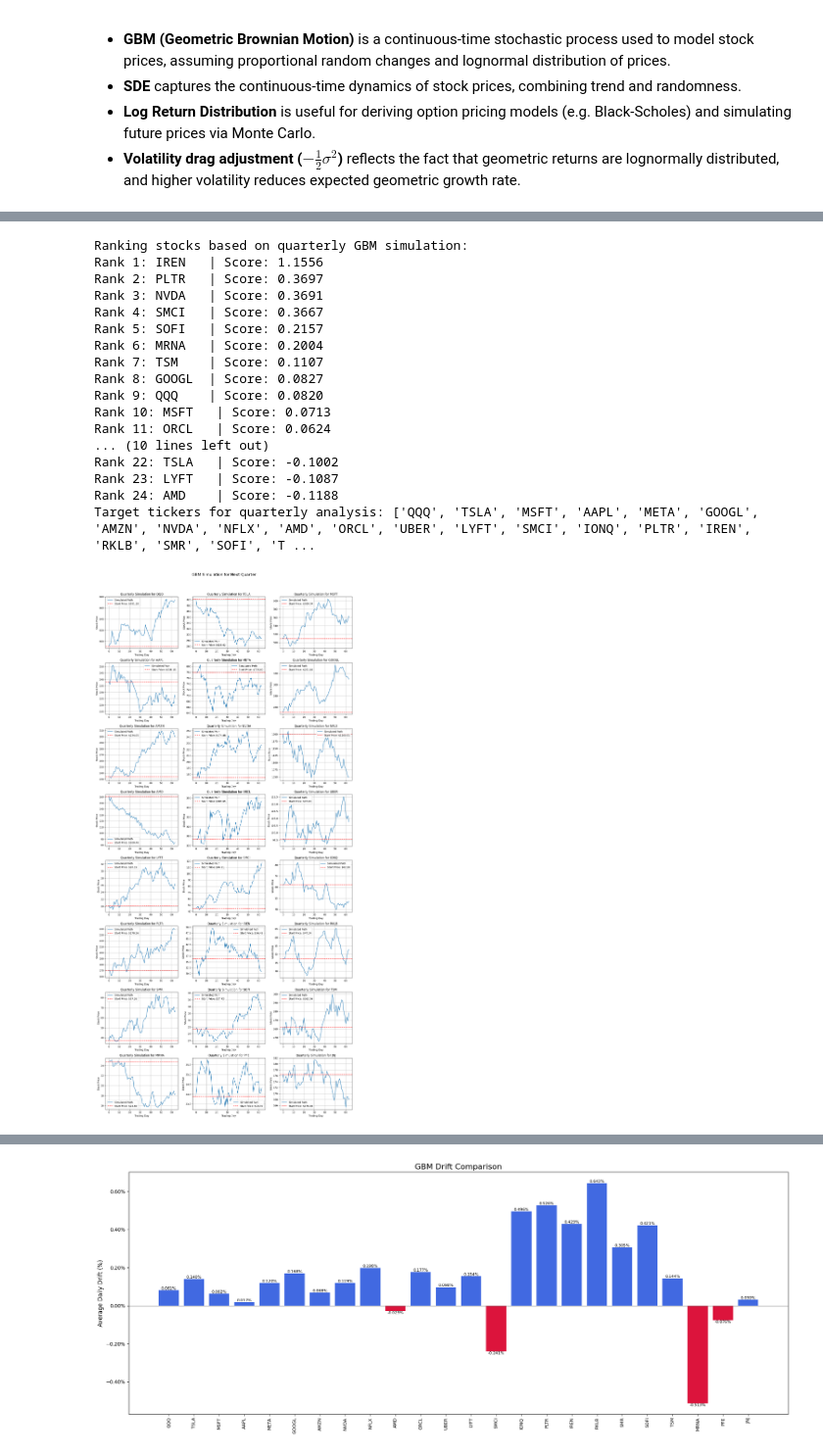
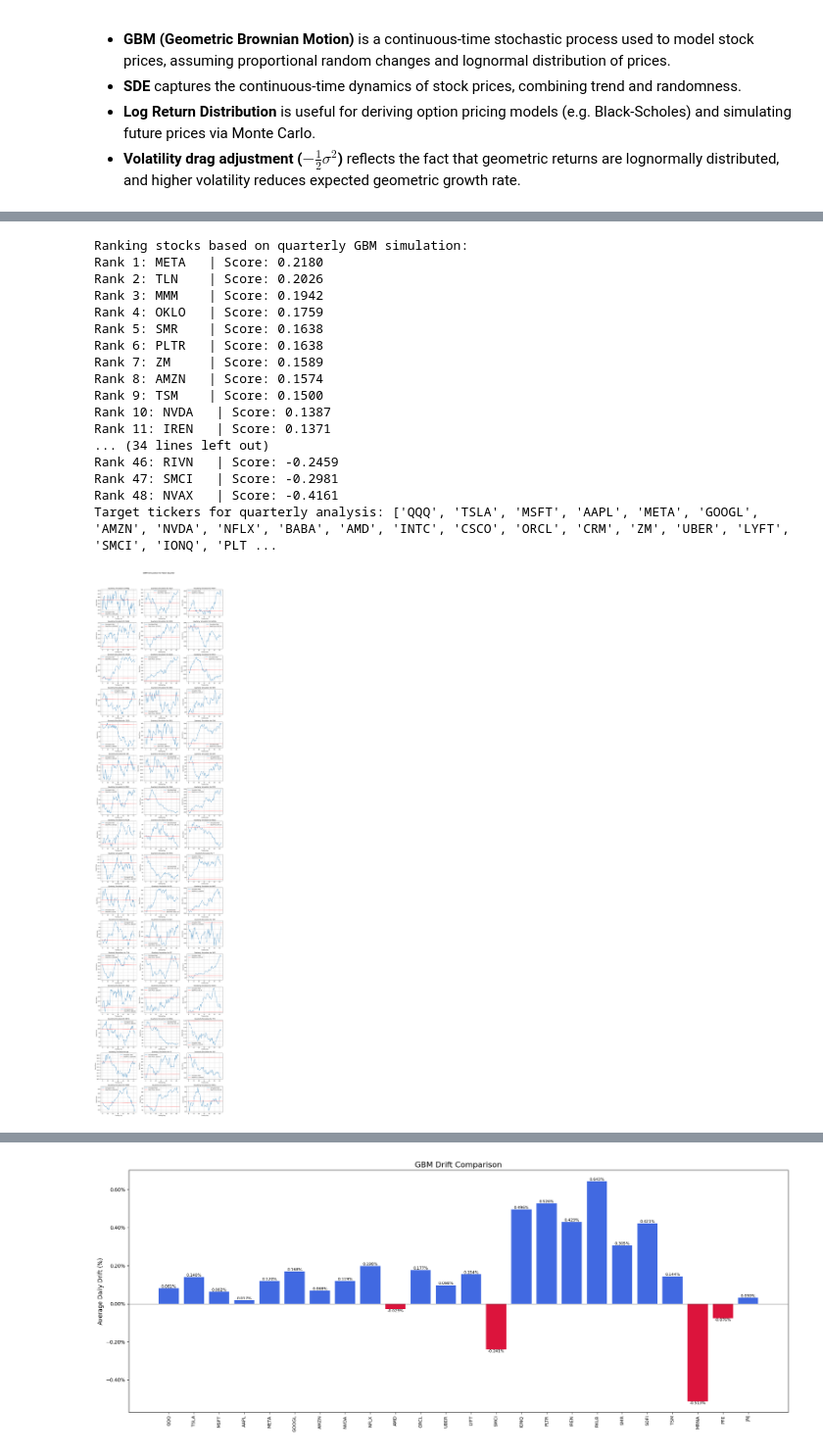
Before and after one commit to nahniee/Quant_Model_Research, a Jupyter notebook: gbm_simulation_for_stocks.ipynb, the cells around one changed output, grey strips where cells are left out. Shown at 98% size. Drawn from its saved outputs; the diff is of its cells as text; code cells hidden in the pictures.

```diff
--- a/gbm_simulation_for_stocks.ipynb
+++ b/gbm_simulation_for_stocks.ipynb
@@ -242,30 +250,36 @@ def plot_gbm_simulations(tickers, mode='quarterly'):
     plt.show()
 # %%
 if __name__ == '__main__':
-    tickers_to_plot = ["QQQ", "TSLA", "MSFT", "AAPL", "META", "GOOGL", "AMZN", "NVDA", "NFLX", "AMD", "ORCL", "UBER",
-                       "LYFT", "SMCI", "IONQ", "PLTR", "IREN", "RKLB", "SMR", "SOFI", "TSM", "MRNA", "PFE", "JNJ"]
+    tickers_to_plot = ["QQQ", "TSLA", "MSFT", "AAPL", "META", "GOOGL",
+                       "AMZN", "NVDA", "NFLX", "BABA", "AMD", "INTC",
+                      "CSCO", "ORCL", "CRM", "ZM", "UBER", "LYFT",
+                      "SMCI", "IONQ", "PLTR", "FLEX", "IREN", "RKLB",
+                      "SMR", "RIVN", "F", "AMC", "DIS", "WMT",
+                      "KO", "DLR", "VRT", "TLN", "IOT", "SOFI",
+                      "OKLO", "TSM", "NVAX", "BNTX", "MRNA", "PFE",
+                      "JNJ", "PG", "PEP", "MMM", "O", "MPLX"]
     ranked_stocks = rank_stocks_by_gbm(tickers_to_plot, mode='quarterly')
 
     plot_gbm_simulations(tickers_to_plot, mode='quarterly')
 # %% [output]
 Ranking stocks based on quarterly GBM simulation:
-Rank 1: IREN   | Score: 1.1556
-Rank 2: PLTR   | Score: 0.3697
-Rank 3: NVDA   | Score: 0.3691
-Rank 4: SMCI   | Score: 0.3667
-Rank 5: SOFI   | Score: 0.2157
-Rank 6: MRNA   | Score: 0.2004
-Rank 7: TSM    | Score: 0.1107
-Rank 8: GOOGL  | Score: 0.0827
-Rank 9: QQQ    | Score: 0.0820
-Rank 10: MSFT   | Score: 0.0713
-Rank 11: ORCL   | Score: 0.0624
-... (10 lines left out)
-Rank 22: TSLA   | Score: -0.1002
-Rank 23: LYFT   | Score: -0.1087
-Rank 24: AMD    | Score: -0.1188
-Target tickers for quarterly analysis: ['QQQ', 'TSLA', 'MSFT', 'AAPL', 'META', 'GOOGL', 'AMZN', 'NVDA', 'NFLX', 'AMD', 'ORCL', 'UBER', 'LYFT', 'SMCI', 'IONQ', 'PLTR', 'IREN', 'RKLB', 'SMR', 'SOFI', 'T ...
+Rank 1: META   | Score: 0.2180
+Rank 2: TLN    | Score: 0.2026
+Rank 3: MMM    | Score: 0.1942
+Rank 4: OKLO   | Score: 0.1759
+Rank 5: SMR    | Score: 0.1638
+Rank 6: PLTR   | Score: 0.1638
+Rank 7: ZM     | Score: 0.1589
+Rank 8: AMZN   | Score: 0.1574
+Rank 9: TSM    | Score: 0.1500
+Rank 10: NVDA   | Score: 0.1387
+Rank 11: IREN   | Score: 0.1371
+... (34 lines left out)
+Rank 46: RIVN   | Score: -0.2459
+Rank 47: SMCI   | Score: -0.2981
+Rank 48: NVAX   | Score: -0.4161
+Target tickers for quarterly analysis: ['QQQ', 'TSLA', 'MSFT', 'AAPL', 'META', 'GOOGL', 'AMZN', 'NVDA', 'NFLX', 'BABA', 'AMD', 'INTC', 'CSCO', 'ORCL', 'CRM', 'ZM', 'UBER', 'LYFT', 'SMCI', 'IONQ', 'PLT ...
-[figure, old version]
+[figure, new version]
 # %%
 if __name__ == '__main__':
     tickers_to_plot = ["QQQ", "TSLA", "MSFT", "AAPL", "META", "GOOGL", "AMZN", "NVDA", "NFLX", "AMD", "ORCL", "UBER",
```
Also changed, not shown: parts of 2 cells of this notebook.
